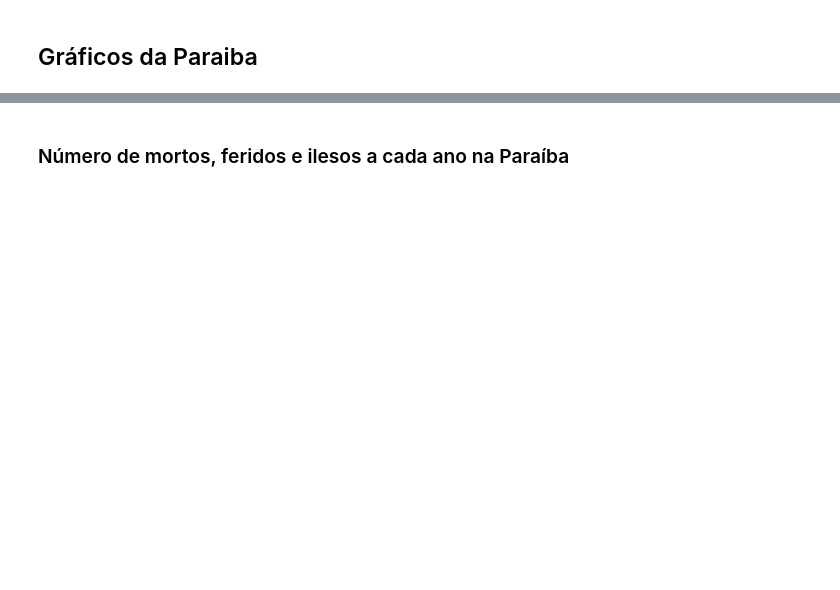
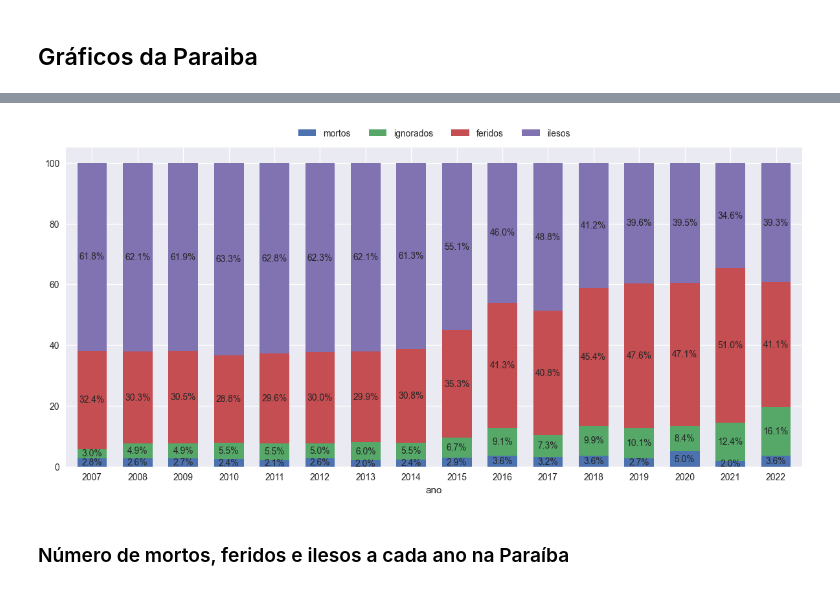
Before and after one commit to raphael720/Projetos_VD, a Jupyter notebook: Projeto_01/Data_V.ipynb, the cells around one changed output, grey strips where cells are left out. Saved outputs shown, nothing was run; the diff lists cells and outputs as text; code cells hidden in the pictures; blank space fills up the shorter version.

```diff
--- a/Projeto_01/Data_V.ipynb
+++ b/Projeto_01/Data_V.ipynb
@@ -175,4 +362,5 @@ df_total_pessoas_percent['ignorados'] = df_total_pessoas_percent['ignorados'] /
 # %%
 df_total_pessoas_percent.index = df_total_pessoas_percent['ano']
 df_total_pessoas_percent.drop(columns=['ano', 'pessoas'], inplace=True)
+df_total_pessoas_percent = df_total_pessoas_percent * 100
 df_total_pessoas_percent
@@ -179,22 +386,31 @@ df_total_pessoas_percent
 # %%
-df_total_pessoas_percent.plot.bar(stacked=True, width=0.7)
+fig, ax = plt.subplots(figsize = (12, 6))
+
+df_total_pessoas_percent.plot.bar(stacked=True, width=0.65, ax = ax)
+
 plt.legend(
     bbox_to_anchor=(0.5, 1.02),
     loc="lower center",
     borderaxespad=0,
     frameon=False,
     ncol=4,
 )
+
+plt.xticks(rotation=-360)
+
 for ix, row in df_total_pessoas_percent.reset_index(drop=True).iterrows():
     cumulative = 0
     for element in row:
         if element == element and element > 0.01:
             plt.text(
                 ix,
                 cumulative + element / 2,
-                f"{np.round(element * 100, 1)}%",
+                f"{np.round(element, 1)}%",
                 va="center",
                 ha="center",
             )
         cumulative += element
+
 plt.tight_layout()
+# %% [output]
+[figure, added]
```
Also changed, not shown: parts of 32 cells of this notebook, 8 other files.
